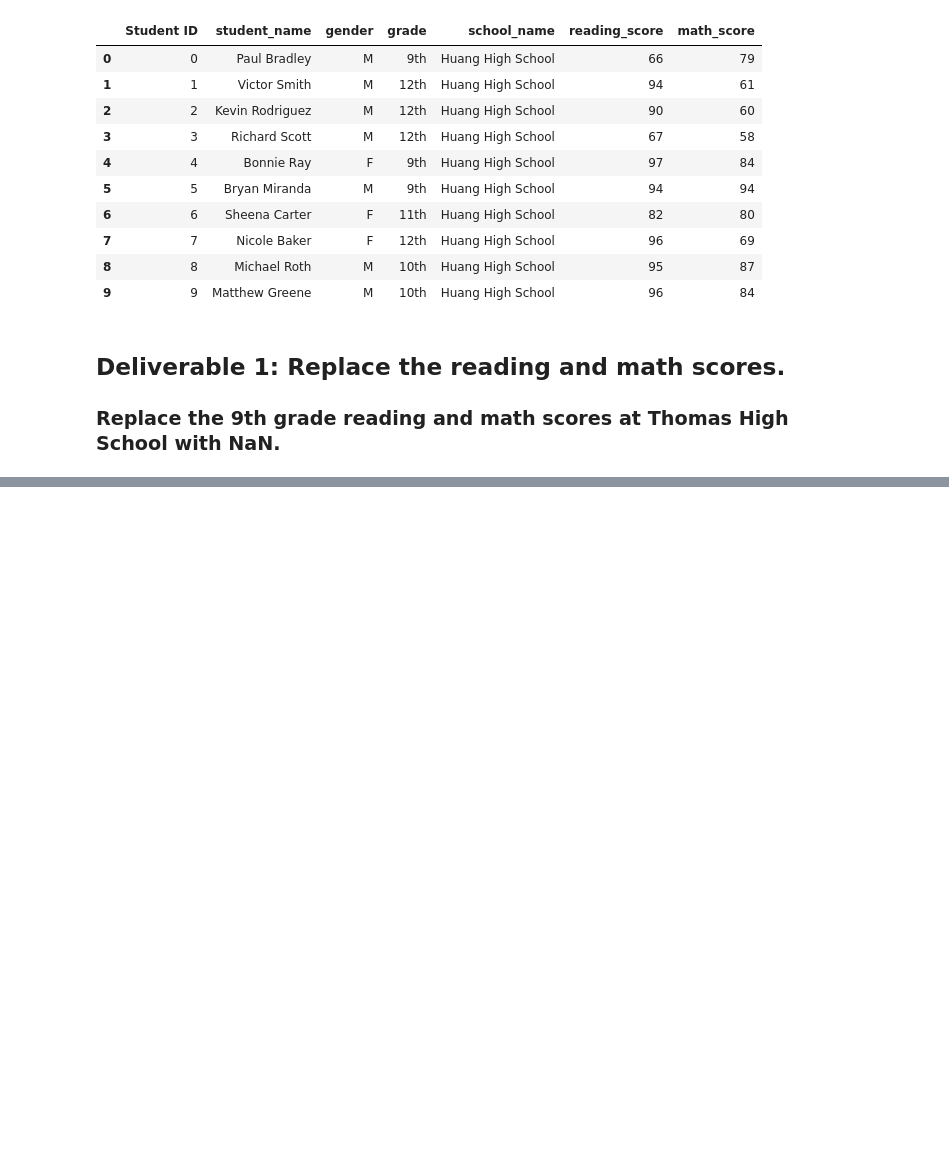
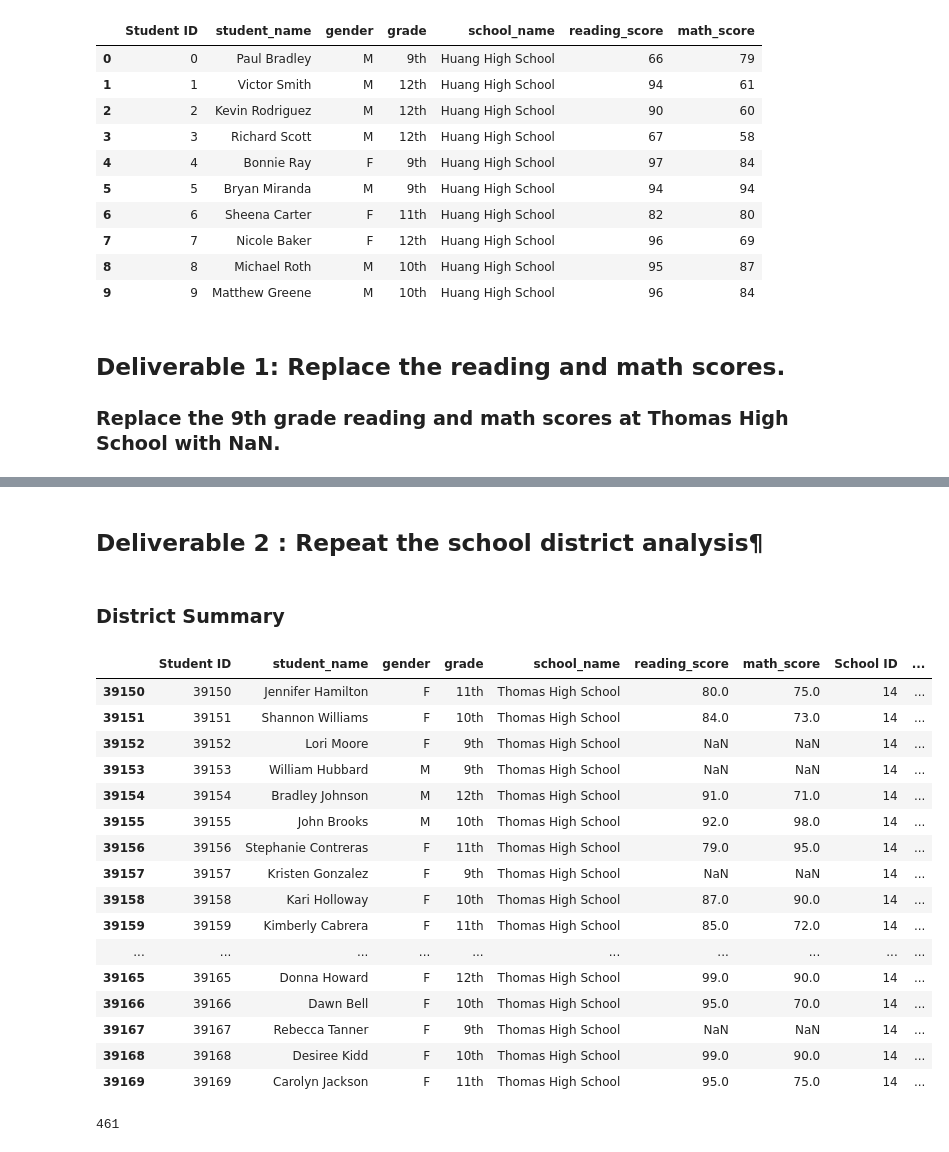
Before and after one commit to PGL50/School_District_Analysis, a Jupyter notebook: PyCitySchools_Challenge_testing.ipynb, the cells around one changed output, grey strips where cells are left out. Saved outputs shown, nothing was run; the diff lists cells and outputs as text; code cells hidden in the pictures; blank space fills up the shorter version.

```diff
--- a/PyCitySchools_Challenge_testing.ipynb
+++ b/PyCitySchools_Challenge_testing.ipynb
@@ -58,0 +61,4 @@ student_data_df.loc[student_data_df["grade"] == "9th", :]
+# %%
+# Step 2. Use the loc method on the student_data_df to select all the math scores from the 9th grade at Thomas High School and replace them with NaN.
+student_data_df.loc[(student_data_df["school_name"] == "Thomas High School") & (student_data_df["grade"] == "9th"),"math_score"] = np.NaN
+student_data_df.tail(20)
@@ -59,4 +83,26 @@ student_data_df.loc[student_data_df["grade"] == "9th", :]
+# %% [markdown]
+## Deliverable 2 : Repeat the school district analysis¶
+# %% [markdown]
+### District Summary
 # %%
 # Combine the data into a single dataset.
-school_data_complete_df = pd.merge(student_data_df, school_data_df, on=["school_name", "school_name"])
-school_data_complete_df.head()
+school_data_complete_df = pd.merge(student_data_df, school_data_df, how="left",on=["school_name", "school_name"])
+school_data_complete_df.tail(20)
+# %% [output]
+|  | Student ID | student_name | gender | grade | school_name | reading_score | math_score | School ID | ... |
+| 39150 | 39150 | Jennifer Hamilton | F | 11th | Thomas High School | 80.0 | 75.0 | 14 | ... |
+| 39151 | 39151 | Shannon Williams | F | 10th | Thomas High School | 84.0 | 73.0 | 14 | ... |
+| 39152 | 39152 | Lori Moore | F | 9th | Thomas High School | NaN | NaN | 14 | ... |
+| 39153 | 39153 | William Hubbard | M | 9th | Thomas High School | NaN | NaN | 14 | ... |
+| 39154 | 39154 | Bradley Johnson | M | 12th | Thomas High School | 91.0 | 71.0 | 14 | ... |
+| 39155 | 39155 | John Brooks | M | 10th | Thomas High School | 92.0 | 98.0 | 14 | ... |
+| 39156 | 39156 | Stephanie Contreras | F | 11th | Thomas High School | 79.0 | 95.0 | 14 | ... |
+| 39157 | 39157 | Kristen Gonzalez | F | 9th | Thomas High School | NaN | NaN | 14 | ... |
+| 39158 | 39158 | Kari Holloway | F | 10th | Thomas High School | 87.0 | 90.0 | 14 | ... |
+| 39159 | 39159 | Kimberly Cabrera | F | 11th | Thomas High School | 85.0 | 72.0 | 14 | ... |
+| ... | ... | ... | ... | ... | ... | ... | ... | ... | ... |
+| 39165 | 39165 | Donna Howard | F | 12th | Thomas High School | 99.0 | 90.0 | 14 | ... |
+| 39166 | 39166 | Dawn Bell | F | 10th | Thomas High School | 95.0 | 70.0 | 14 | ... |
+| 39167 | 39167 | Rebecca Tanner | F | 9th | Thomas High School | NaN | NaN | 14 | ... |
+| 39168 | 39168 | Desiree Kidd | F | 10th | Thomas High School | 99.0 | 90.0 | 14 | ... |
+| 39169 | 39169 | Carolyn Jackson | F | 11th | Thomas High School | 95.0 | 75.0 | 14 | ... |
@@ -68,0 +120,10 @@ school_data_complete_df["Student ID"].count()
+# %%
+# Step 1. Get the number of students that are in ninth grade at Thomas High School.
+# These students have no grades.
+Thomas_ninth_students = student_data_df.loc[(student_data_df["school_name"] == "Thomas High School") & (student_data_df["grade"] == "9th")]
+
+# Thomas_ninth_students
+Thomas_ninth_count = Thomas_ninth_students["Student ID"].count()
+Thomas_ninth_count
+# %% [output]
+461
```
Also changed, not shown: parts of 24 cells of this notebook.
